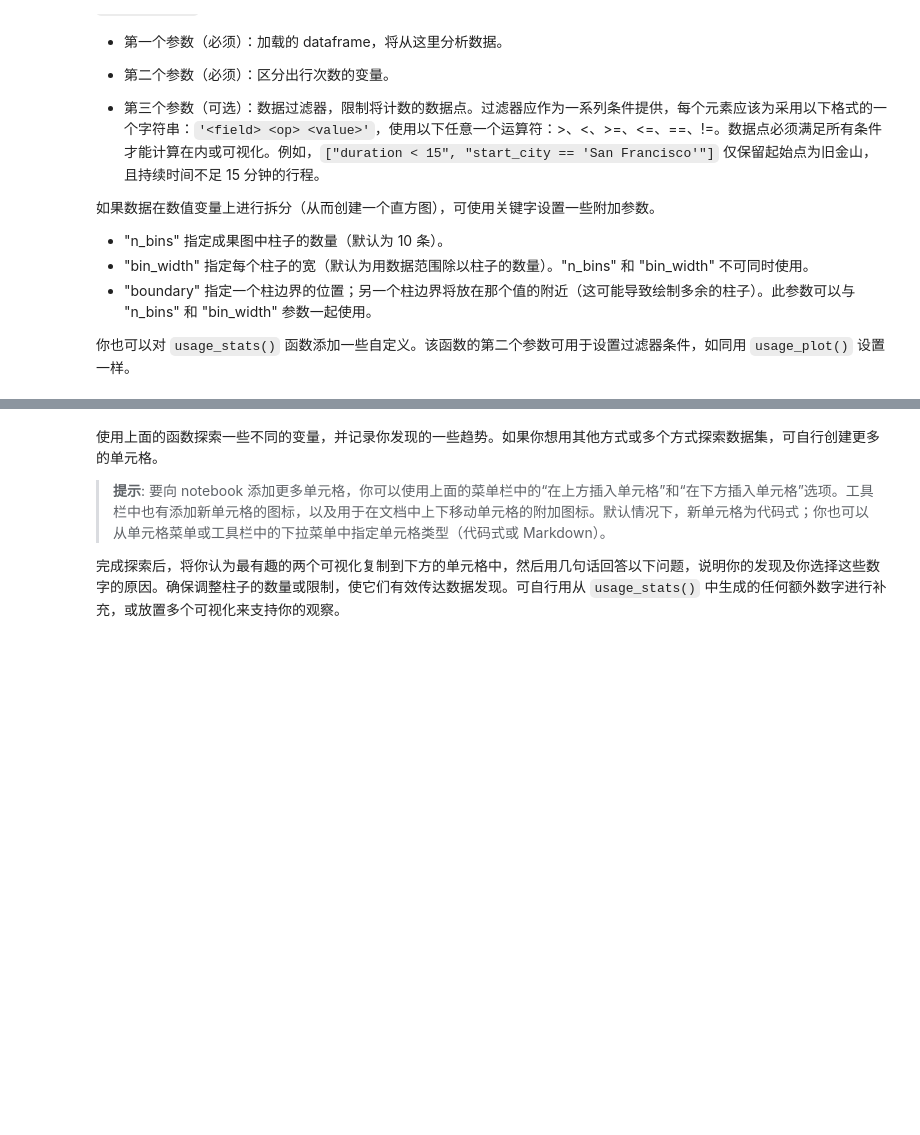
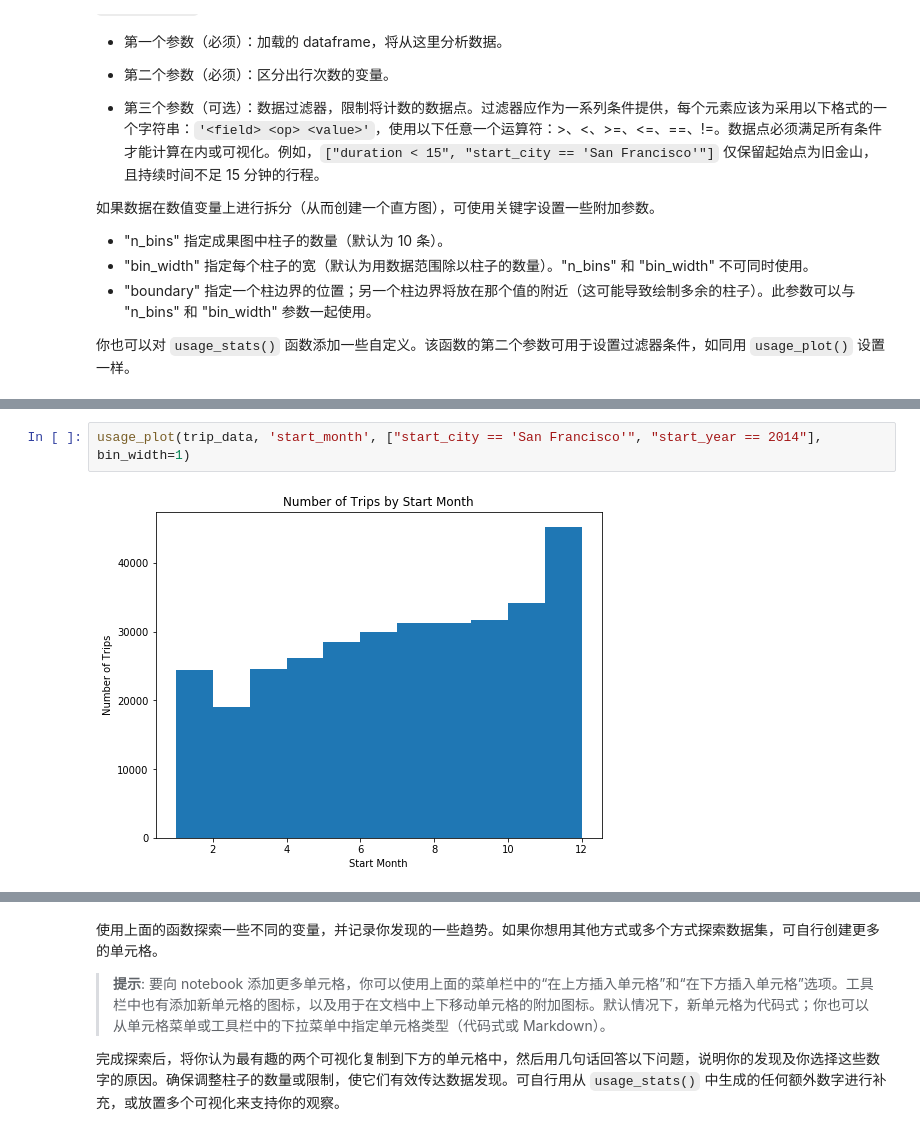
Before and after one commit to LYleonard/DataAnalysis, a Jupyter notebook: Statistics/P0_bike_sharing/Bay_Area_Bike_Share_Analysis.ipynb, the cells around one changed output, grey strips where cells are left out. Saved outputs shown, nothing was run; the diff lists cells and outputs as text; blank space fills up the shorter version.

```diff
--- a/Statistics/P0_bike_sharing/Bay_Area_Bike_Share_Analysis.ipynb
+++ b/Statistics/P0_bike_sharing/Bay_Area_Bike_Share_Analysis.ipynb
@@ -269,0 +323,4 @@ usage_plot(trip_data)
+# %%
+usage_plot(trip_data, 'start_month', ["start_city == 'San Francisco'", "start_year == 2014"], bin_width=1)
+# %% [output]
+[figure, added]
```
Also changed, not shown: parts of 19 cells of this notebook, 3 other files.
